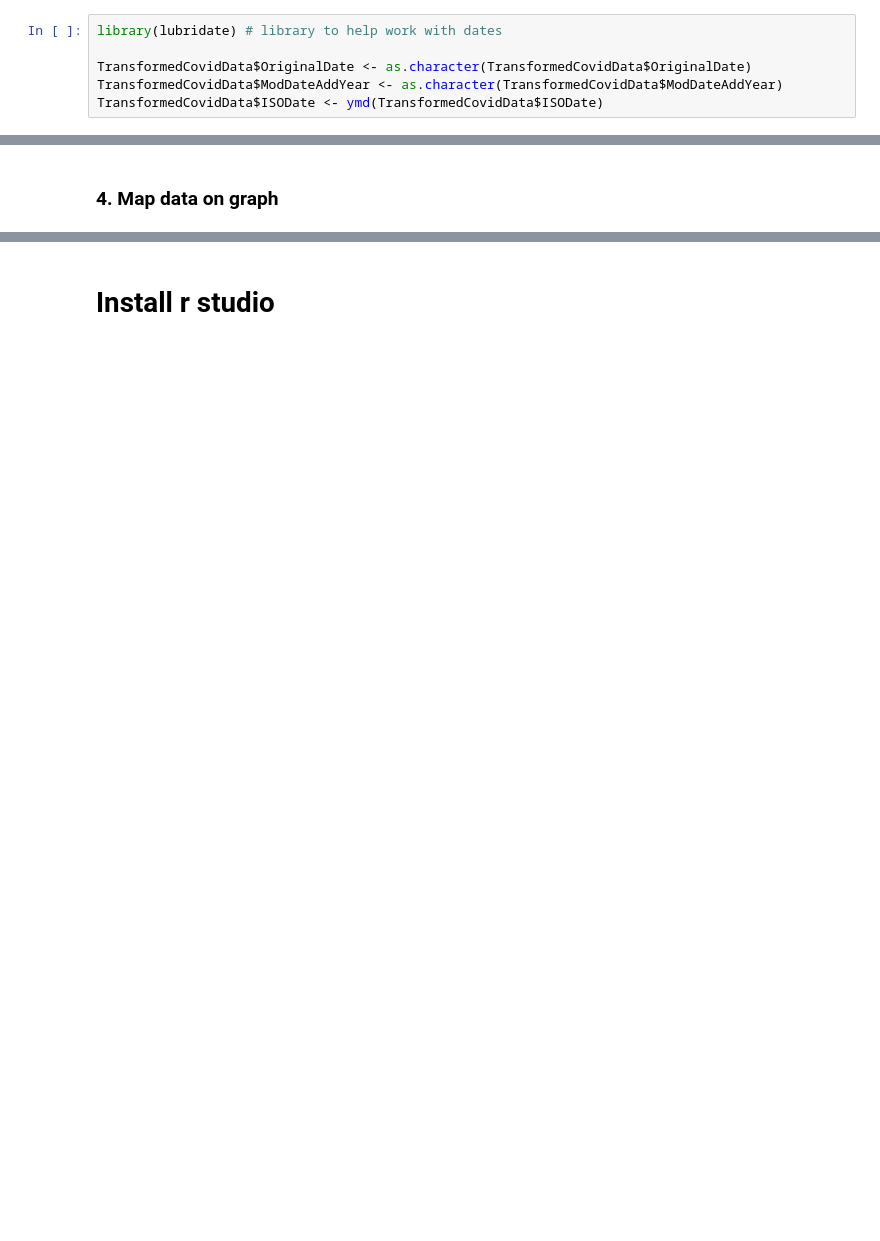
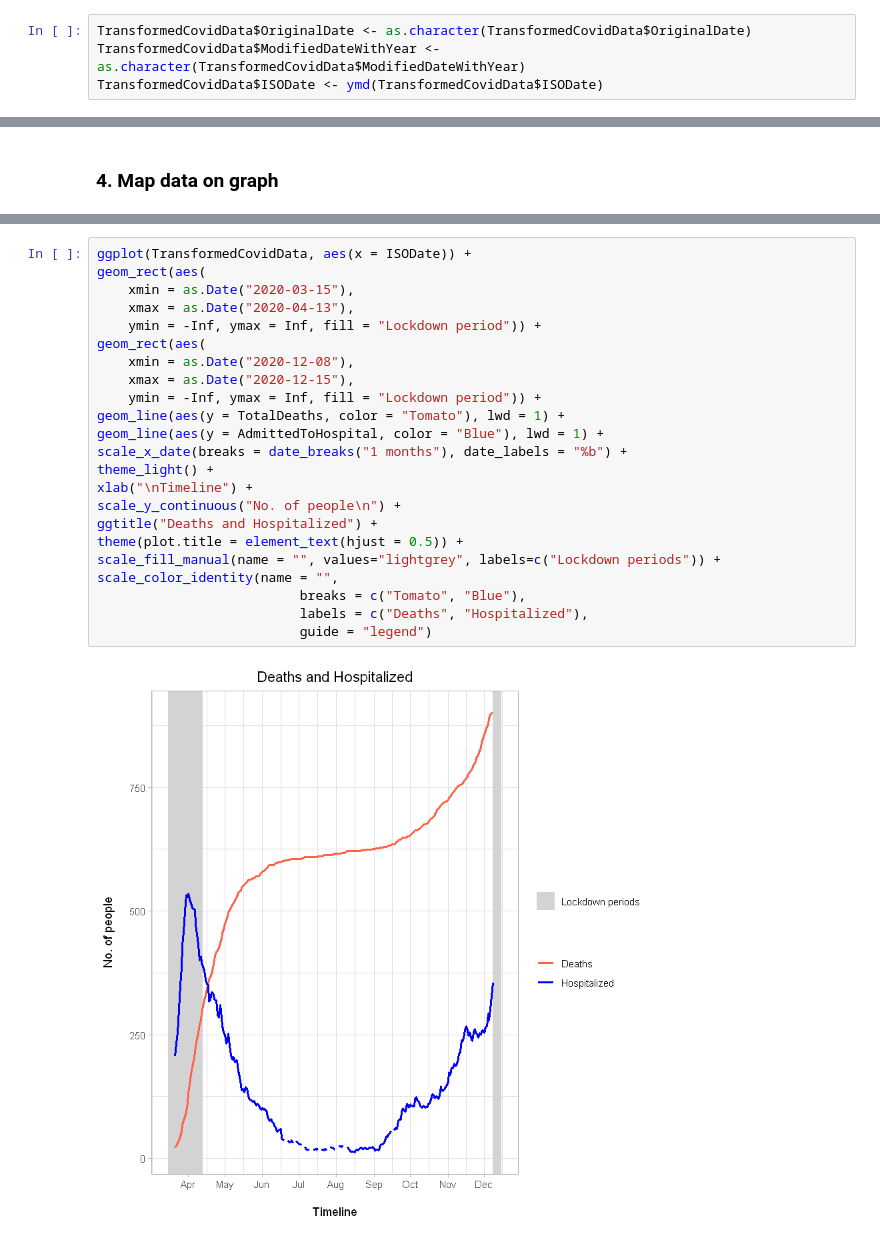
Before and after one commit to shrestaz/covid, a Jupyter notebook: EDA-COVID.ipynb, the cells around one changed output, grey strips where cells are left out. Drawn from its saved outputs; the diff is of its cells as text; blank space fills up the shorter version.

Commit message:
Better plots with ggplot and tidyverse

```diff
--- a/EDA-COVID.ipynb
+++ b/EDA-COVID.ipynb
@@ -104,8 +108,6 @@ str(TransformedCovidData)
  $ AdmittedToICU          : int  42 46 55 59 87 94 109 121 131 137 ...
  $ PatientsInRespirator   : int  35 40 47 58 76 78 89 104 113 119 ...
 # %%
-library(lubridate) # library to help work with dates
-
 TransformedCovidData$OriginalDate <- as.character(TransformedCovidData$OriginalDate)
-TransformedCovidData$ModDateAddYear <- as.character(TransformedCovidData$ModDateAddYear)
+TransformedCovidData$ModifiedDateWithYear <- as.character(TransformedCovidData$ModifiedDateWithYear)
 TransformedCovidData$ISODate <- ymd(TransformedCovidData$ISODate)
@@ -185,2 +131,25 @@ ERROR: Error in scale_x_datetime(labels = date_format("%b")): could not find fun
-# %% [markdown]
-# Install r studio
+# %%
+ggplot(TransformedCovidData, aes(x = ISODate)) +
+geom_rect(aes(
+    xmin = as.Date("2020-03-15"),
+    xmax = as.Date("2020-04-13"),
+    ymin = -Inf, ymax = Inf, fill = "Lockdown period")) +
+geom_rect(aes(
+    xmin = as.Date("2020-12-08"),
+    xmax = as.Date("2020-12-15"),
+    ymin = -Inf, ymax = Inf, fill = "Lockdown period")) +
+geom_line(aes(y = TotalDeaths, color = "Tomato"), lwd = 1) +
+geom_line(aes(y = AdmittedToHospital, color = "Blue"), lwd = 1) +
+scale_x_date(breaks = date_breaks("1 months"), date_labels = "%b") +
+theme_light() +
+xlab("\nTimeline") +
+scale_y_continuous("No. of people\n") +
+ggtitle("Deaths and Hospitalized") +
+theme(plot.title = element_text(hjust = 0.5)) +
+scale_fill_manual(name = "", values="lightgrey", labels=c("Lockdown periods")) +
+scale_color_identity(name = "",
+                          breaks = c("Tomato", "Blue"),
+                          labels = c("Deaths", "Hospitalized"),
+                          guide = "legend")
+# %% [output]
+[figure, added]
```
Also changed, not shown: parts of 13 cells of this notebook, 3 other files.
